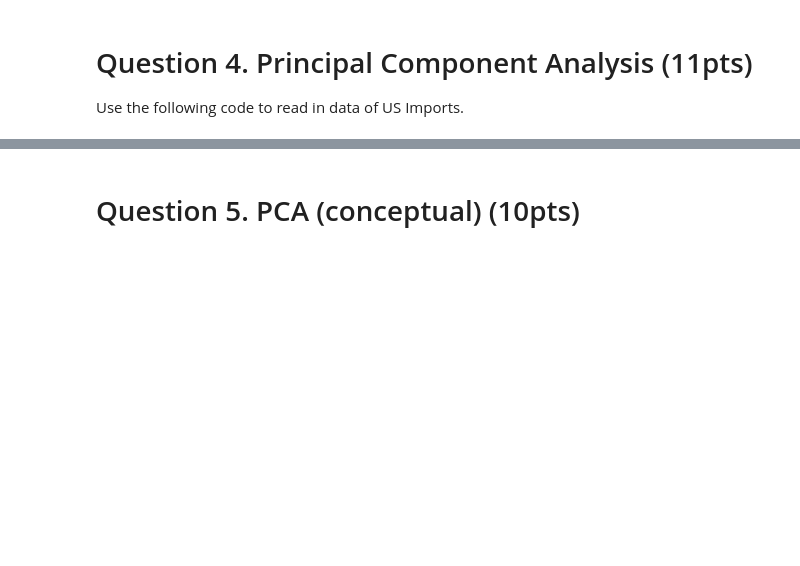
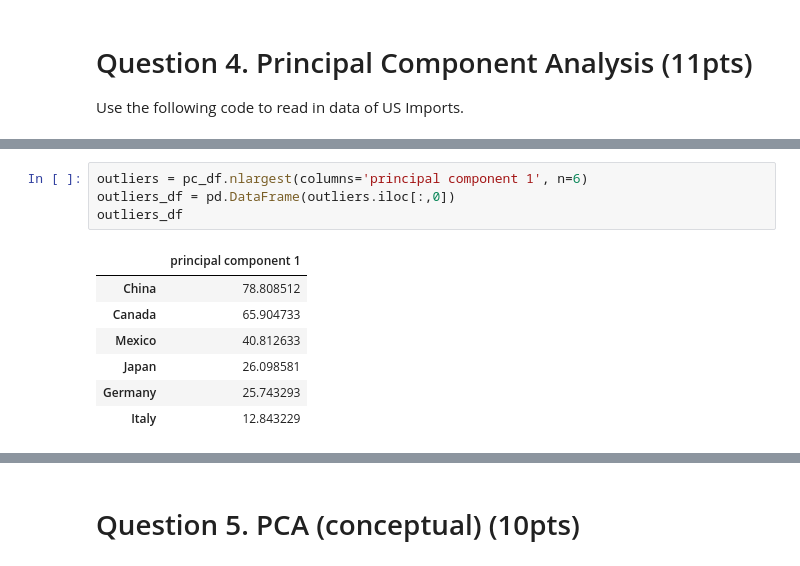
Before and after one commit to jsigee87/data_science_principles, a Jupyter notebook: hw_2/HW2.ipynb, the cells around one changed output, grey strips where cells are left out. Drawn from its saved outputs; the diff is of its cells as text; blank space fills up the shorter version.

```diff
--- a/hw_2/HW2.ipynb
+++ b/hw_2/HW2.ipynb
@@ -578 +603,13 @@ df.iloc[:5,:5]
+# %%
+outliers = pc_df.nlargest(columns='principal component 1', n=6)
+outliers_df = pd.DataFrame(outliers.iloc[:,0])
+outliers_df
+# %% [output]
+|  | principal component 1 |
+| China | 78.808512 |
+| Canada | 65.904733 |
+| Mexico | 40.812633 |
+| Japan | 26.098581 |
+| Germany | 25.743293 |
+| Italy | 12.843229 |
 # %% [markdown]
```
Also changed, not shown: parts of 11 cells of this notebook.
